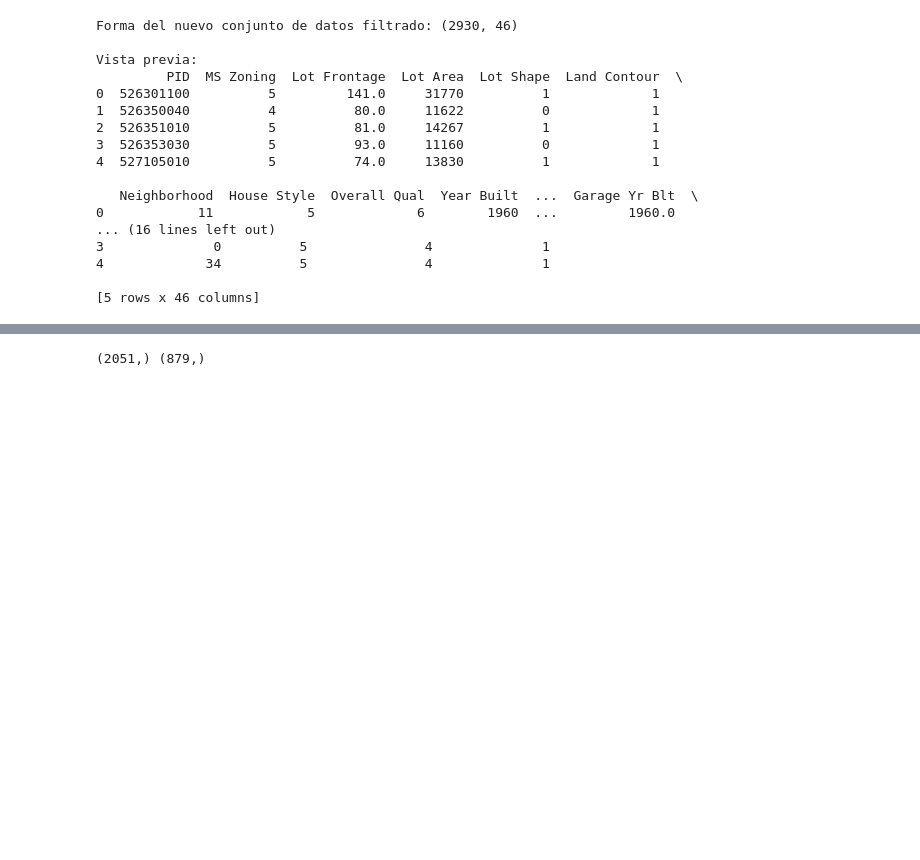
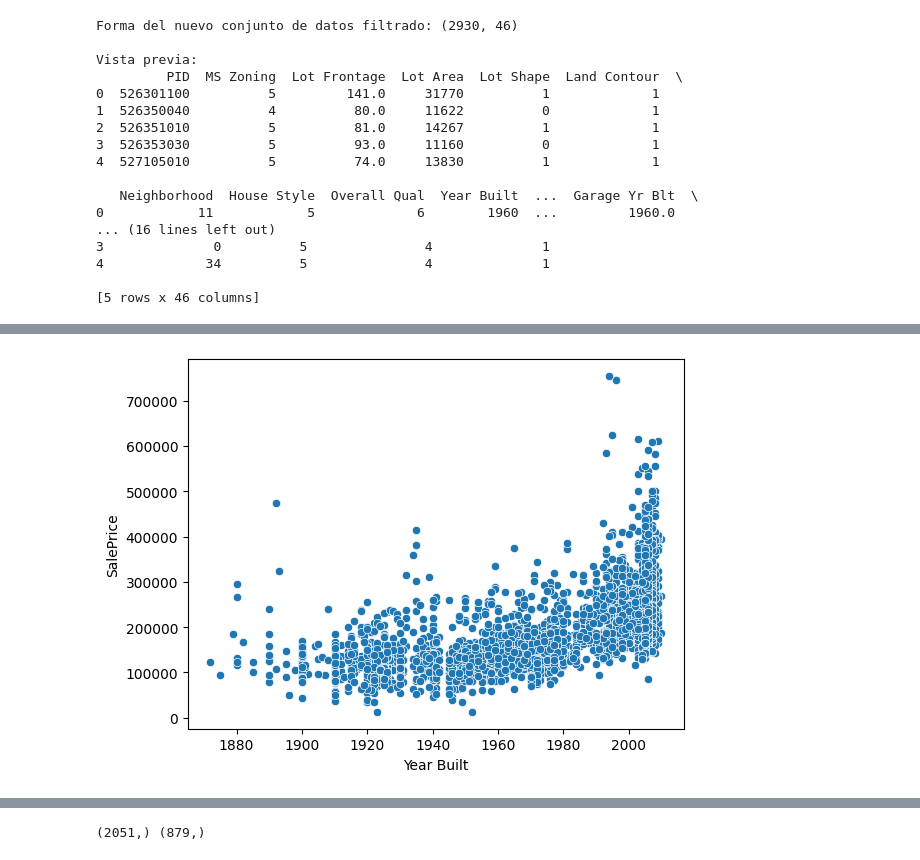
Before and after one commit to valeromora/TAM_2025-1, a Jupyter notebook: Parcial1/Parcial1_punto2_IsabellaValero.ipynb, the cells around one changed output, grey strips where cells are left out. Drawn from its saved outputs; the diff is of its cells as text; code cells hidden in the pictures; blank space fills up the shorter version.

```diff
--- a/Parcial1/Parcial1_punto2_IsabellaValero.ipynb
+++ b/Parcial1/Parcial1_punto2_IsabellaValero.ipynb
@@ -351,0 +365,5 @@ plt.show()
+# %%
+sns.scatterplot(data=Xdata, x="Year Built", y="SalePrice")
+plt.savefig('yr_built_vs_price.png', format='png', dpi=300)
+# %% [output]
+[figure, added]
```
Also changed, not shown: parts of 10 cells of this notebook.
